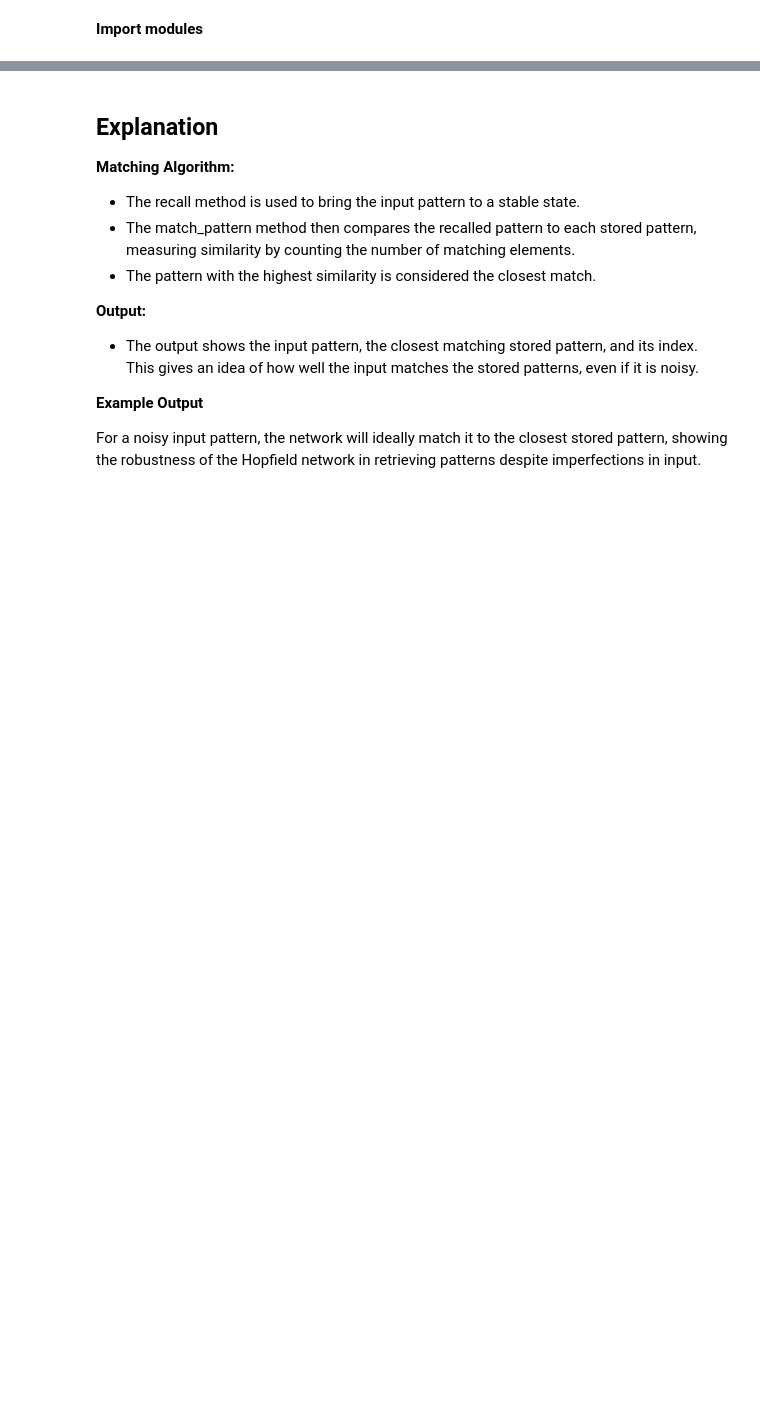
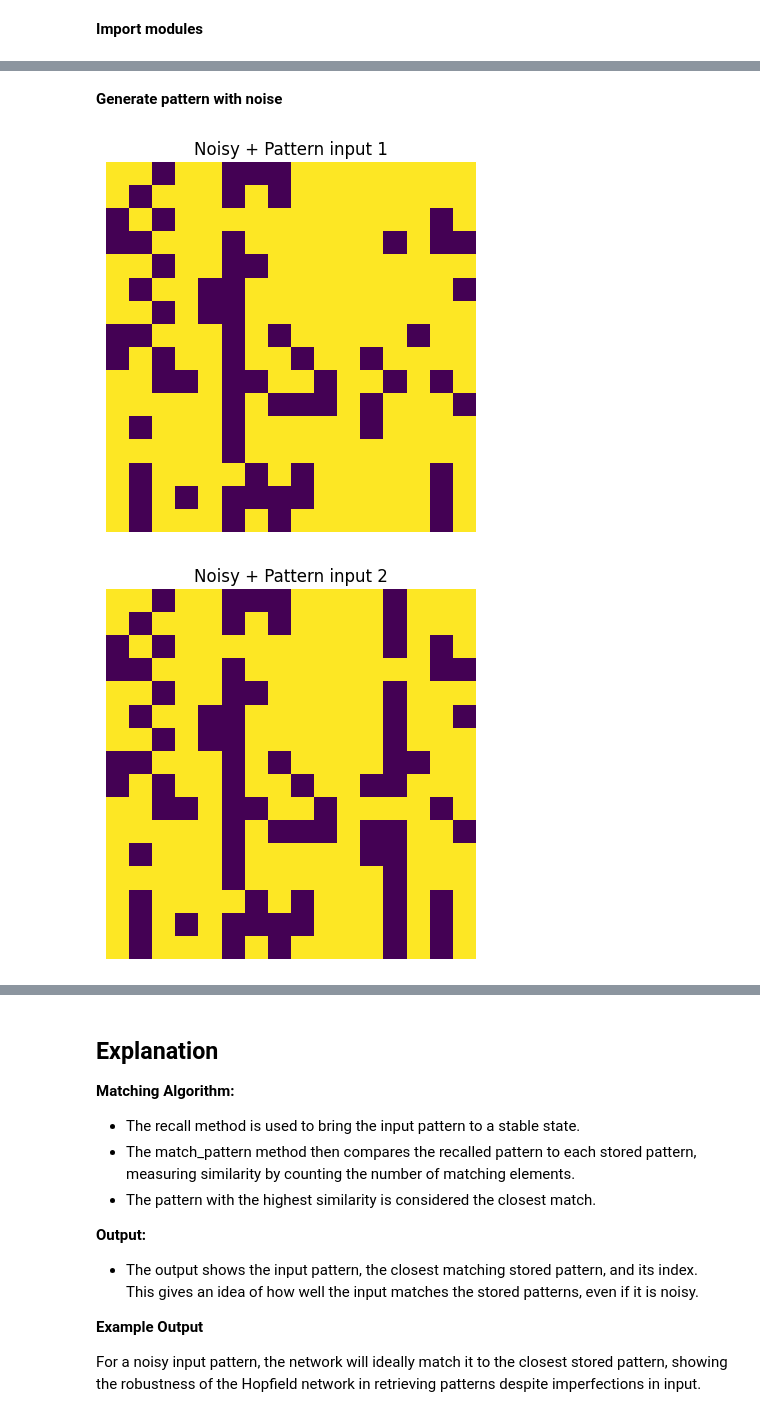
Before and after one commit to tritranhuuminh/Hopfield_network, a Jupyter notebook: Hopfield_Network.ipynb, the cells around one changed output, grey strips where cells are left out. Drawn from its saved outputs; the diff is of its cells as text; code cells hidden in the pictures; blank space fills up the shorter version.

```diff
--- a/Hopfield_Network.ipynb
+++ b/Hopfield_Network.ipynb
@@ -158,0 +185,28 @@ Index of closest matching pattern: 0
+# %%
+# Create a 16x16 grid Hopfield network
+grid_size = 16
+hopfield_net = HopfieldNetwork(grid_size**2)
+
+hopfield_net.train(patterns)
+# %% [markdown]
+**Generate pattern with noise**
+# %%
+# Test recall with noisy pattern
+
+noise_indices = np.random.choice(grid_size**2, size=50, replace=False)  # Add noise to 50 cells
+
+noisy_pattern_1 = pattern1.copy()
+noisy_pattern_1 = noisy_pattern_1.flatten()
+noisy_pattern_1[noise_indices] *= -1
+noisy_pattern_1 = noisy_pattern_1.reshape(grid_size, grid_size)
+
+noisy_pattern_2 = pattern2.copy()
+noisy_pattern_2 = noisy_pattern_2.flatten()
+noisy_pattern_2[noise_indices] *= -1
+noisy_pattern_2 = noisy_pattern_2.reshape(grid_size, grid_size)
+
+hopfield_net.plot_pattern(noisy_pattern_1, "Noisy + Pattern input 1")
+hopfield_net.plot_pattern(noisy_pattern_2, "Noisy + Pattern input 2")
+# %% [output]
+[figure, added]
+[figure, added]
```
Also changed, not shown: parts of 8 cells of this notebook.
